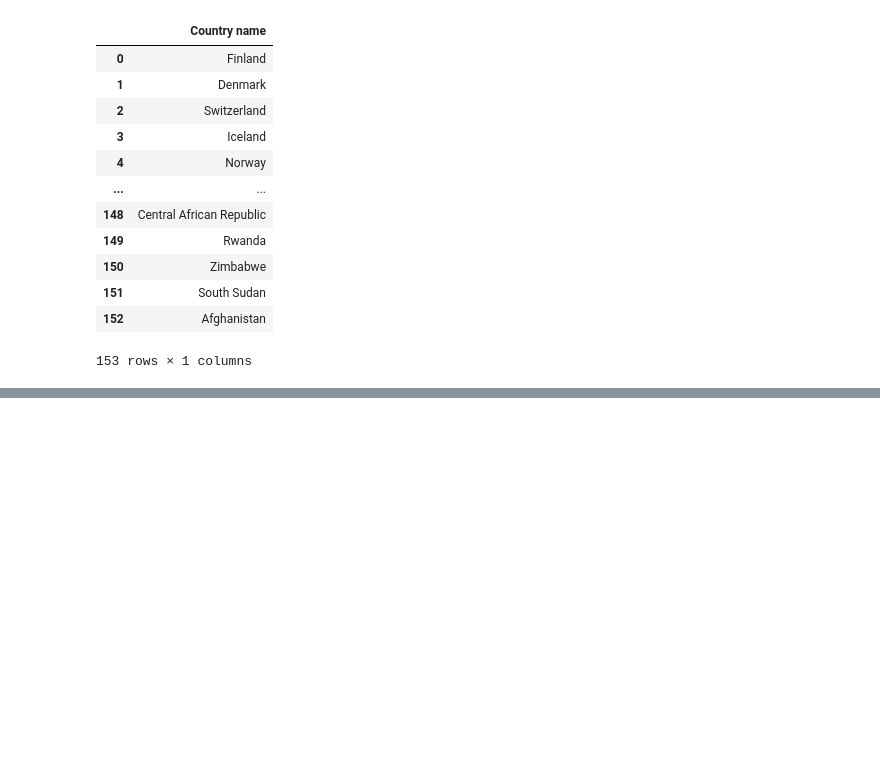
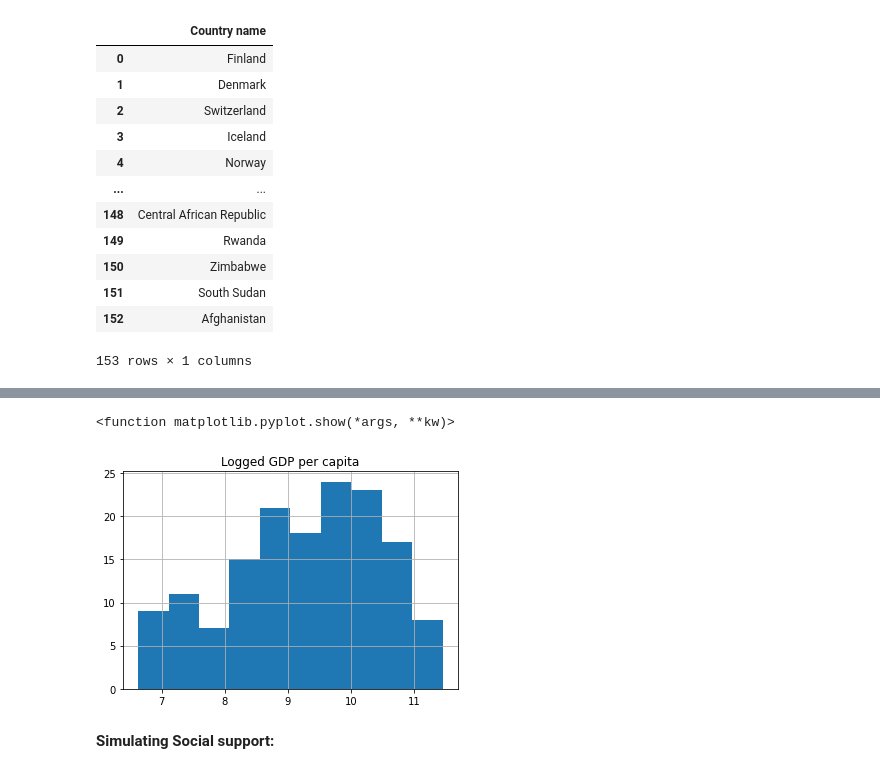
Before and after one commit to radekv23/rwp, a Jupyter notebook: WHR.ipynb, the cells around one changed output, grey strips where cells are left out. Cells and saved outputs as stored; diff of their text form; code cells hidden in the pictures; blank space fills up the shorter version.

```diff
--- a/WHR.ipynb
+++ b/WHR.ipynb
@@ -251 +250,9 @@ sim
 153 rows × 2 columns
+# %%
+sim.hist(column='Logged GDP per capita')
+plt.show
+# %% [output]
+<function matplotlib.pyplot.show(*args, **kw)>
+[figure, added]
+# %% [markdown]
+**Simulating Social support:**
```
Also changed, not shown: parts of 9 cells of this notebook.
